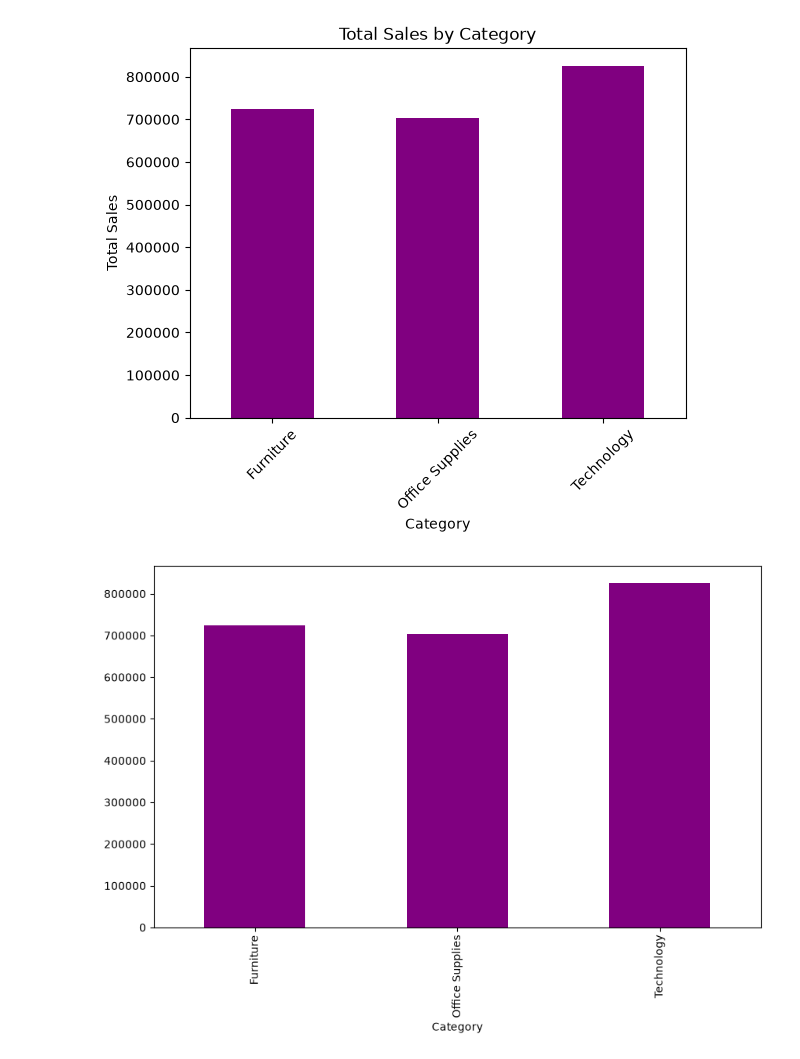
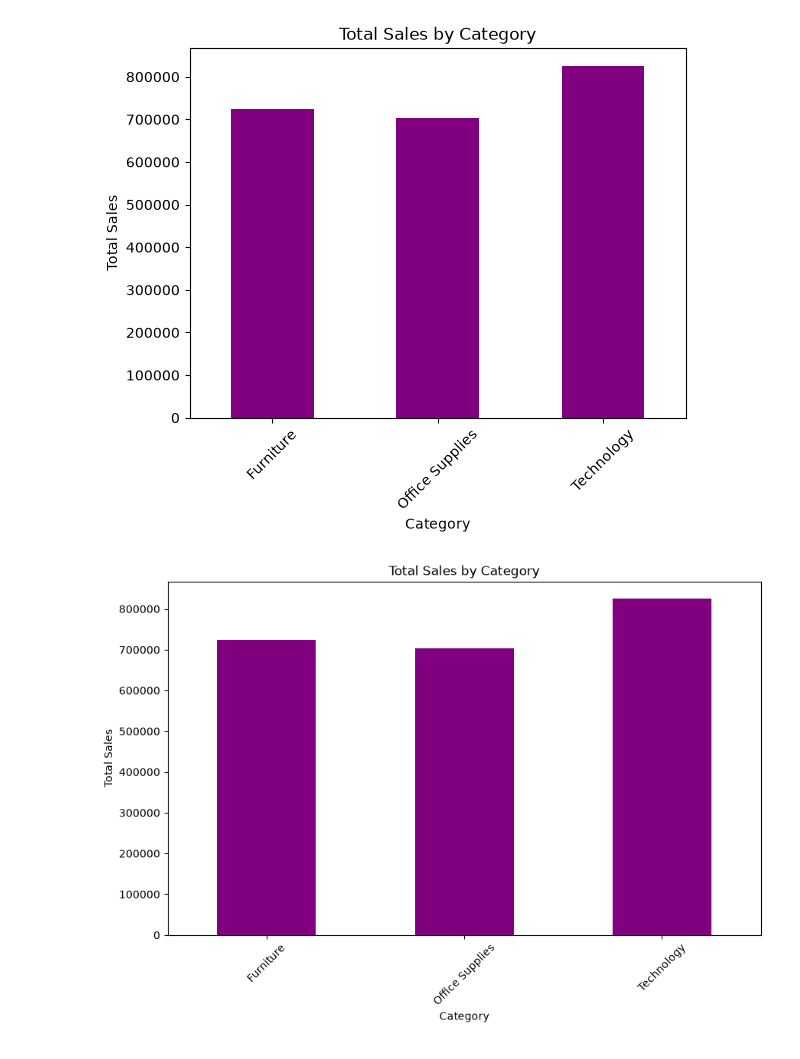
Before and after one commit to WillardDev/Python_Data_Analysis, a Jupyter notebook: Foundations_of_Matplotlib.ipynb, the cells around one changed output. Cells and saved outputs as stored; diff of their text form; code cells hidden in the pictures.

```diff
--- a/Foundations_of_Matplotlib.ipynb
+++ b/Foundations_of_Matplotlib.ipynb
@@ -117,8 +117,15 @@ plt.show()
 # %%
 sales_by_category
 
 fig, ax = plt.subplots(figsize=(10, 6))
 
 ax = sales_by_category.plot(kind='bar', color='purple')
+
+ax.set_title('Total Sales by Category')
+ax.set_xlabel('Category')
+ax.set_ylabel('Total Sales')
+
+plt.xticks(rotation=45)
+plt.show()
 # %% [output]
-[figure, old version]
+[figure, new version]
```
